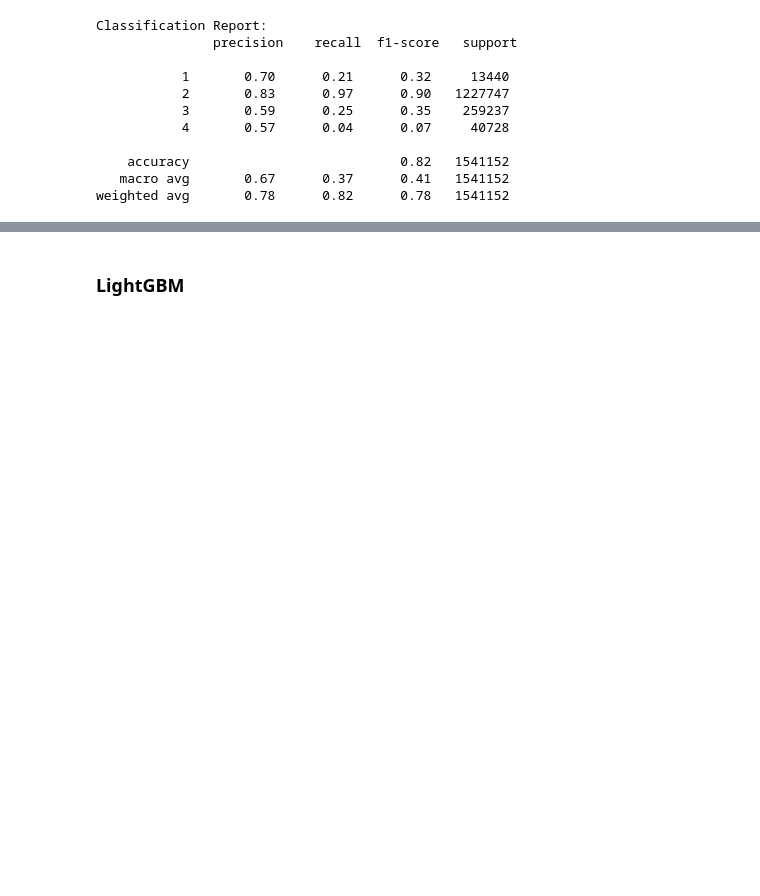
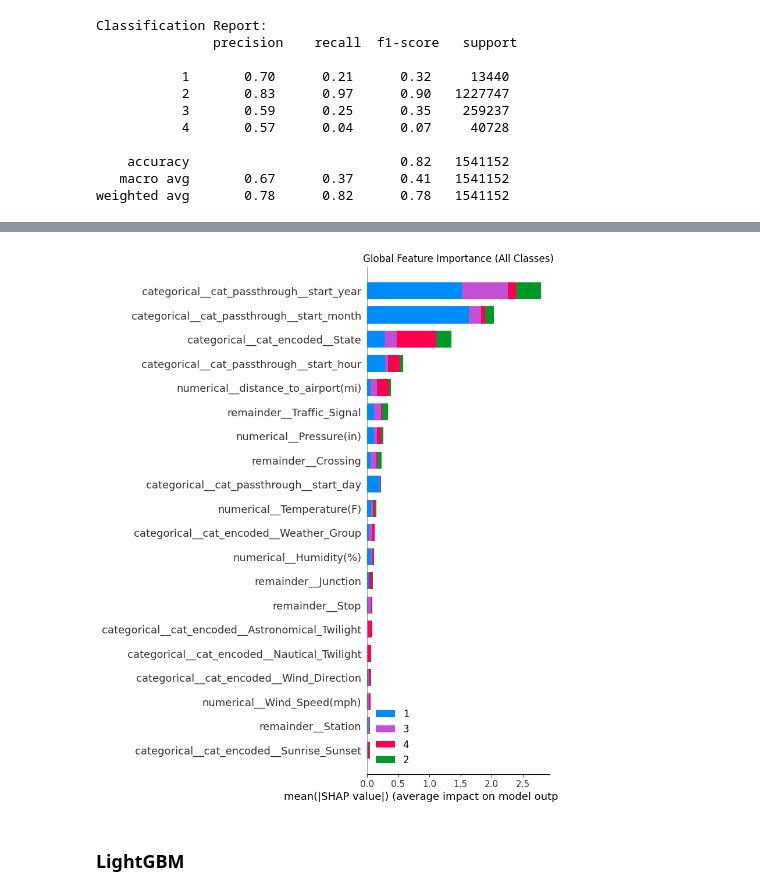
Before and after one commit to zoya-fatima22/us-accidents-thesis, a Jupyter notebook: experiments/3_ml_train.ipynb, the cells around one changed output, grey strips where cells are left out. Drawn from its saved outputs; the diff is of its cells as text; code cells hidden in the pictures; blank space fills up the shorter version.

```diff
--- a/experiments/3_ml_train.ipynb
+++ b/experiments/3_ml_train.ipynb
@@ -533,3 +589,21 @@ weighted avg       0.78      0.82      0.78   1541152
+# %%
+# Extract the values from the explanation object
+# shape will be (samples, features, classes)
+shap_values_multiclass = explanation_xgb.values
+
+# Summary plot as a bar chart
+# This will show the impact of features across all classes
+shap.summary_plot(
+    shap_values_multiclass,
+    X_test_shap,
+    plot_type="bar",
+    class_names=le.classes_, # Using LabelEncoder classes for the legend
+    show=False
+)
+plt.title("Global Feature Importance (All Classes)")
+plt.show()
+# %% [output]
+[figure, added]
 # %% [markdown]
 ### LightGBM
 # %%
```
Also changed, not shown: parts of 6 cells of this notebook.
